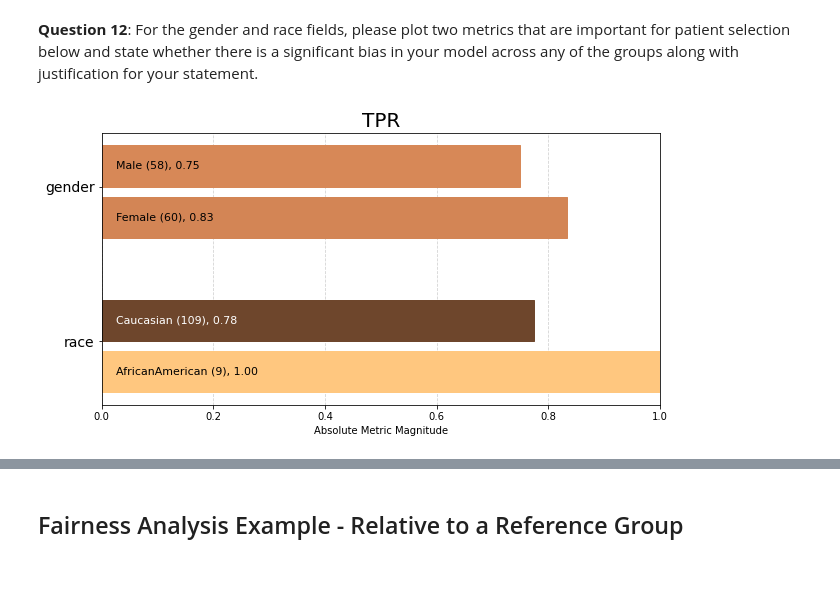
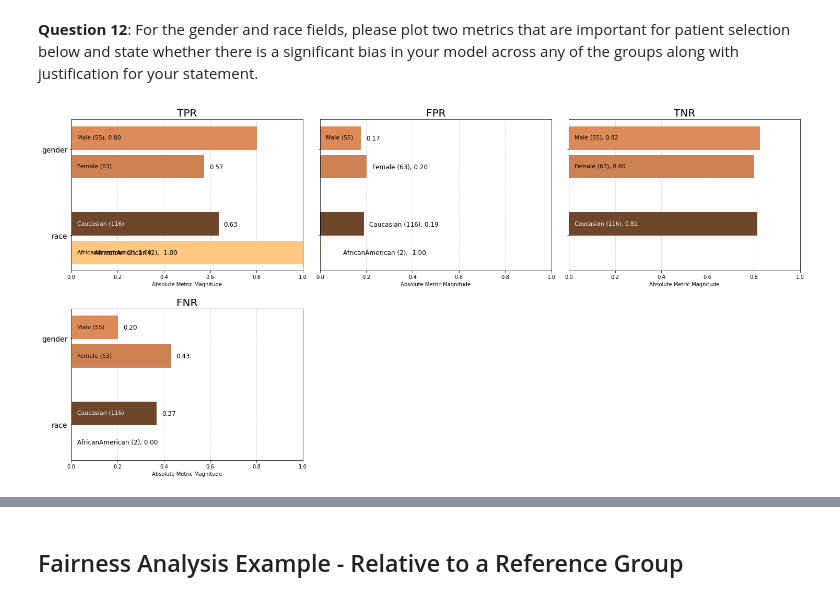
Before and after one commit to Aqumar/EHR, a Jupyter notebook: student_project_submission.ipynb, the cells around one changed output, grey strips where cells are left out. Drawn from its saved outputs; the diff is of its cells as text; code cells hidden in the pictures; blank space fills up the shorter version.

```diff
--- a/student_project_submission.ipynb
+++ b/student_project_submission.ipynb
@@ -1241,32 +1264,27 @@ Below we have provided some boilerplate code for building a model that connects
 # %%
-def build_sequential_model(feature_layer):
-    print("in model")
-    print(feature_layer)
+def build_seq_prob_model(feature_layer):
     model = tf.keras.Sequential([
         feature_layer,
         tf.keras.layers.Dense(150, activation='relu'),
         tf.keras.layers.Dense(75, activation='relu'),
-        tfp.layers.DenseVariational(1+1, posterior_mean_field, prior_trainable),
+           tfp.layers.DenseVariational(1+1, posterior_mean_field, prior_trainable),
         tfp.layers.DistributionLambda(
             lambda t:tfp.distributions.Normal(loc=t[..., :1],
-                                             scale=1e-3 + tf.math.softplus(0.01 * t[...,1:])
+                                            scale=1e-3 + tf.math.softplus(0.1 * t[...,1:])
                                              )
         ),
     ])
     return model
 
-def build_diabetes_model(train_ds, val_ds,  feature_layer,  epochs=100, loss_metric='mse'):
-    model = build_sequential_model(feature_layer)
-    model.compile(optimizer='rmsprop', loss=loss_metric, metrics=[loss_metric])
-    early_stop = tf.keras.callbacks.EarlyStopping(monitor=loss_metric, patience=3)
-    '''
-    history = model.fit(train_ds, validation_data=val_ds,
-                        callbacks=[early_stop],
-                        epochs=epochs)
-    '''
+def build_prob_model(train_ds, val_ds,  feature_layer,  epochs=5, loss_metric='mse'):
+    model = build_seq_prob_model(feature_layer)
+    negloglik = lambda y, rv_y: -rv_y.log_prob(y)
+    loss = negloglik
+    model.compile(optimizer='rmsprop', loss=loss, metrics=[loss_metric])
     history = model.fit(train_ds, validation_data=val_ds,
                         epochs=epochs)
     return model, history
 # %%
-diabetes_model, history = build_diabetes_model(diabetes_train_ds, diabetes_val_ds,  claim_feature_layer,  epochs=10)
+#model, history = build_diabetes_model(diabetes_train_ds, diabetes_val_ds,  claim_feature_layer,  epochs=15)
+prob_model, history = build_prob_model(diabetes_train_ds, diabetes_val_ds,  claim_feature_layer,  epochs=1000)
 # %% [output]
@@ -1294,8 +1312,8 @@ Epoch 10/10
 # %%
 feature_list = categotical_fields + numerical_fields
 diabetes_x_tst = dict(d_test[feature_list])
-diabetes_yhat = diabetes_model(diabetes_x_tst)
-preds = diabetes_model.predict(diabetes_test_ds)
+diabetes_yhat = prob_model(diabetes_x_tst)
+preds = prob_model.predict(diabetes_test_ds)
 # %%
 preds
 # %% [output]
@@ -1556,8 +1599,13 @@ get_disparity_predefined_group()
 # %%
 # Plot two metrics
 
 # Is there significant bias in your model for either race or gender?
 
-tpr = aqp.plot_group_metric(clean_xtab, 'tpr')
+absolute_metrics = g.list_absolute_metrics(clean_xtab)
+clean_xtab[[col for col in clean_xtab.columns if col not in absolute_metrics]]
+
+clean_xtab[['attribute_name', 'attribute_value'] + absolute_metrics].round(2)
+
+p = aqp.plot_group_metric_all(clean_xtab, metrics=['tpr', 'fpr', 'tnr', 'fnr'])
 # %% [output]
-[figure, old version]
+[figure, new version]
```
Also changed, not shown: parts of 34 cells of this notebook, 2 other files.
